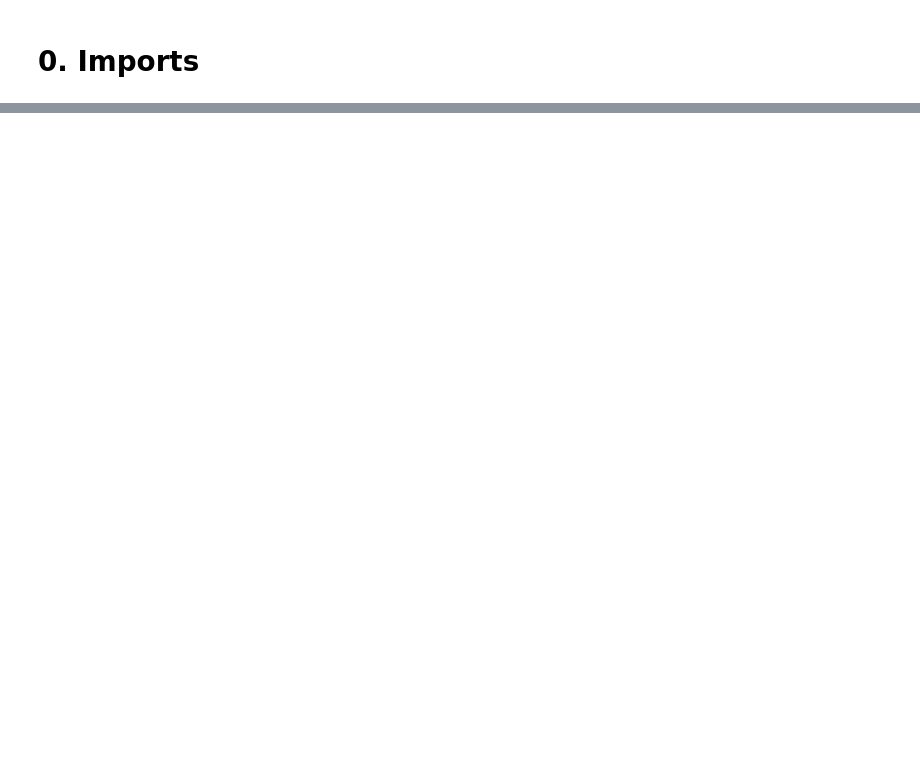
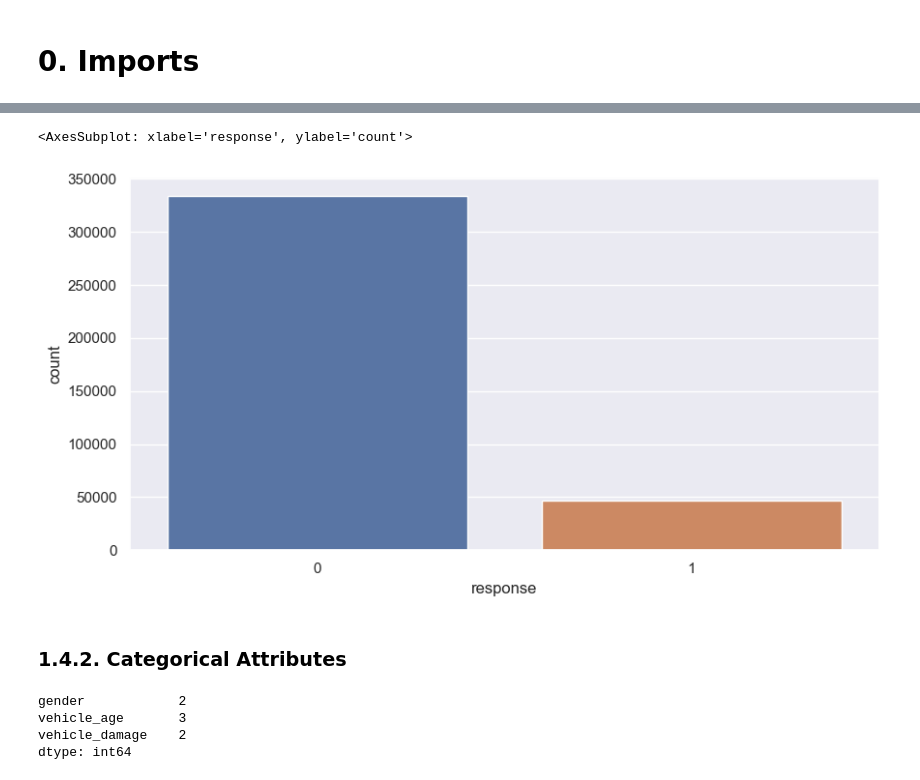
Before and after one commit to m4theus4ndr4de/classification-health-insurance-cross-sell, a Jupyter notebook: notebooks/model-development.ipynb, the cells around one changed output, grey strips where cells are left out. Drawn from its saved outputs; the diff is of its cells as text; code cells hidden in the pictures; blank space fills up the shorter version.

```diff
--- a/notebooks/model-development.ipynb
+++ b/notebooks/model-development.ipynb
@@ -146,0 +29,3 @@ df1.shape
+# %%
+df_raw = pd.read_csv('../data/raw/train.csv')
+df_raw.head()
@@ -146,0 +48,9 @@ df1.shape
+# %%
+df1 = df_raw.copy()
+# %%
+cols_new = ['id', 'gender', 'age', 'driving_license', 'region_code', 'previously_insured', 'vehicle_age', 'vehicle_damage',
+            'annual_premium', 'policy_sales_channel', 'vintage', 'response']
+
+df1.columns = cols_new
+
+df1.head()
@@ -146,0 +143,14 @@ df1.shape
+# %%
+sns.countplot(x=df1['response'])
+# %% [output]
+<AxesSubplot: xlabel='response', ylabel='count'>
+[figure, added]
+# %% [markdown]
+### 1.4.2. Categorical Attributes
+# %%
+cat_attributes.apply(lambda x: x.unique().shape[0])
+# %% [output]
+gender            2
+vehicle_age       3
+vehicle_damage    2
+dtype: int64
```
Also changed, not shown: parts of 63 cells of this notebook, 1 other file.
